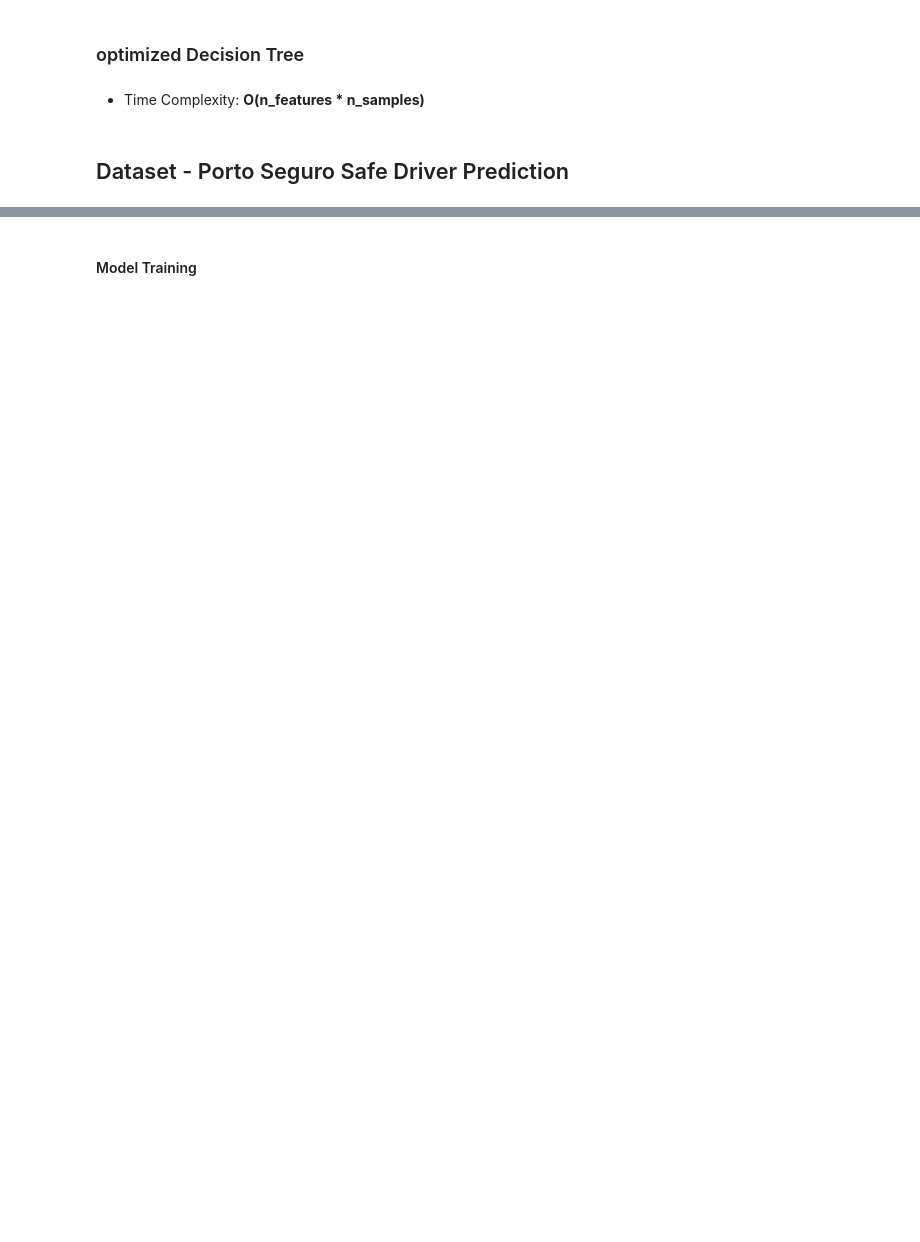
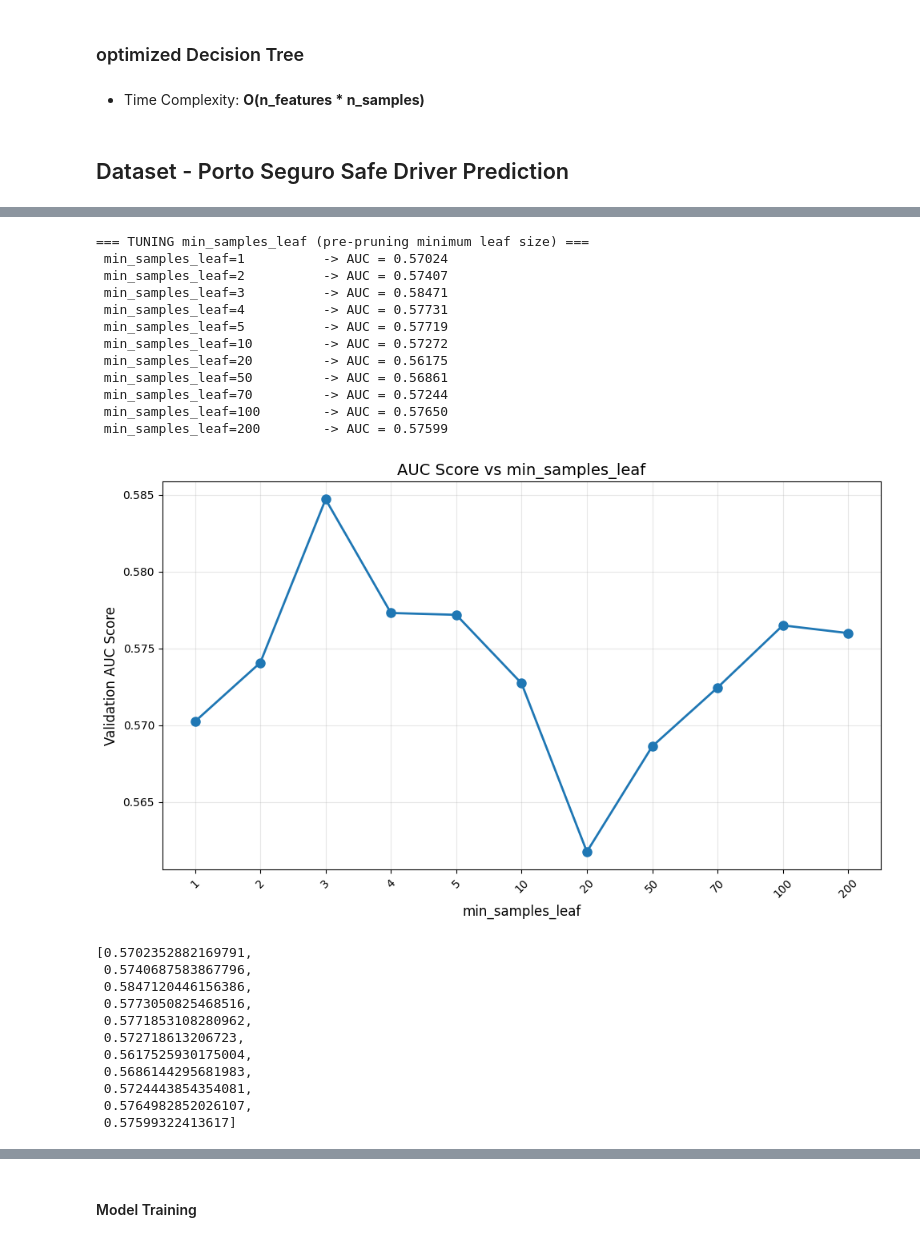
Before and after one commit to adarshanumula7/Insurance_Claim_Predictions, a Jupyter notebook: Models/Decision_Tree.ipynb, the cells around one changed output, grey strips where cells are left out. Cells and saved outputs as stored; diff of their text form; code cells hidden in the pictures; blank space fills up the shorter version.

```diff
--- a/Models/Decision_Tree.ipynb
+++ b/Models/Decision_Tree.ipynb
@@ -344,0 +483,29 @@ test = test.astype(float)
+# %%
+print("\n=== TUNING min_samples_leaf (pre-pruning minimum leaf size) ===")
+leaf_vals = [1, 2, 3, 4, 5, 10, 20, 50, 70, 100, 200]
+tune_and_plot('min_samples_leaf', leaf_vals, 'min_samples_leaf')
+# %% [output]
+=== TUNING min_samples_leaf (pre-pruning minimum leaf size) ===
+ min_samples_leaf=1          -> AUC = 0.57024
+ min_samples_leaf=2          -> AUC = 0.57407
+ min_samples_leaf=3          -> AUC = 0.58471
+ min_samples_leaf=4          -> AUC = 0.57731
+ min_samples_leaf=5          -> AUC = 0.57719
+ min_samples_leaf=10         -> AUC = 0.57272
+ min_samples_leaf=20         -> AUC = 0.56175
+ min_samples_leaf=50         -> AUC = 0.56861
+ min_samples_leaf=70         -> AUC = 0.57244
+ min_samples_leaf=100        -> AUC = 0.57650
+ min_samples_leaf=200        -> AUC = 0.57599
+[figure, added]
+[0.5702352882169791,
+ 0.5740687583867796,
+ 0.5847120446156386,
+ 0.5773050825468516,
+ 0.5771853108280962,
+ 0.572718613206723,
+ 0.5617525930175004,
+ 0.5686144295681983,
+ 0.5724443854354081,
+ 0.5764982852026107,
+ 0.57599322413617]
```
Also changed, not shown: parts of 61 cells of this notebook.
